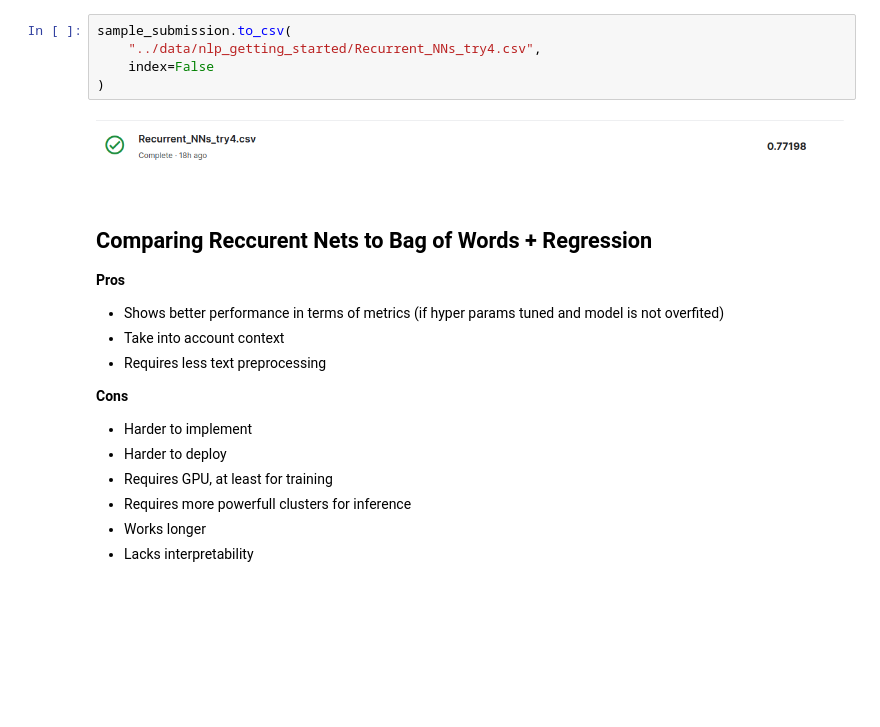
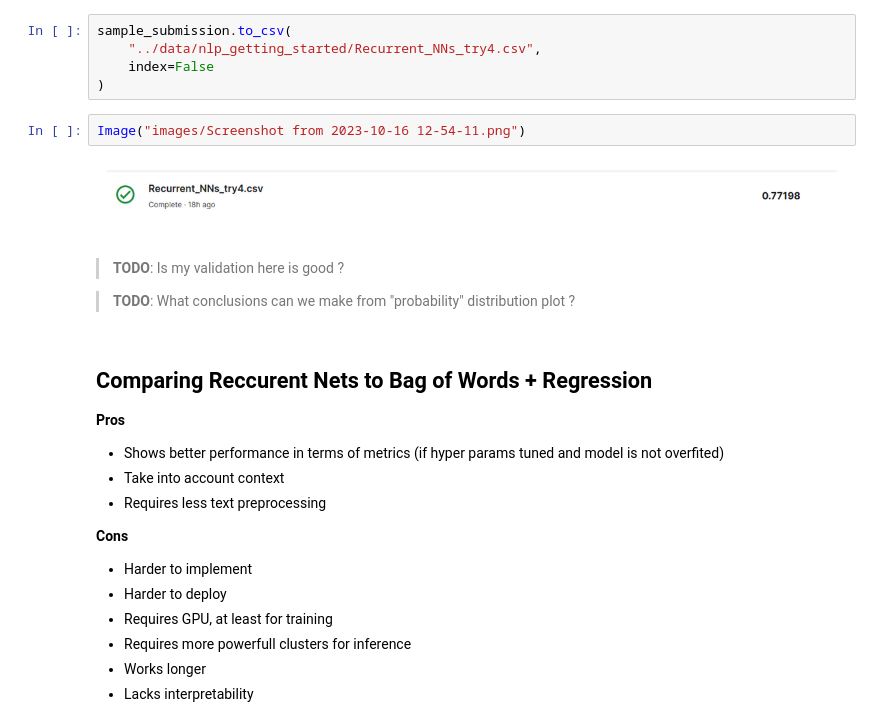
Before and after one commit to VSydorskyy/iasa_nlp_course, a Jupyter notebook: Lecture_4/Recurrent_models.ipynb, the cells around one changed output. Drawn from its saved outputs; the diff is of its cells as text; blank space fills up the shorter version.

```diff
--- a/Lecture_4/Recurrent_models.ipynb
+++ b/Lecture_4/Recurrent_models.ipynb
@@ -1090,8 +1097,14 @@ sample_submission.to_csv(
     "../data/nlp_getting_started/Recurrent_NNs_try4.csv",
     index=False
 )
-# %% [markdown]
-![Screenshot from 2023-10-08 10-04-03.png](attachment:fb5f9ba8-88a0-47e1-b03b-549c9a2070ec.png)
+# %%
+Image("images/Screenshot from 2023-10-16 12-54-11.png")
+# %% [output]
+[figure, added]
+# %% [markdown]
+> **TODO**: Is my validation here is good ?
+
+> **TODO**: What conclusions can we make from "probability" distribution plot ?
 # %% [markdown]
 ## Comparing Reccurent Nets to Bag of Words + Regression
 
```
Also changed, not shown: parts of 14 cells of this notebook, 6 other files.
